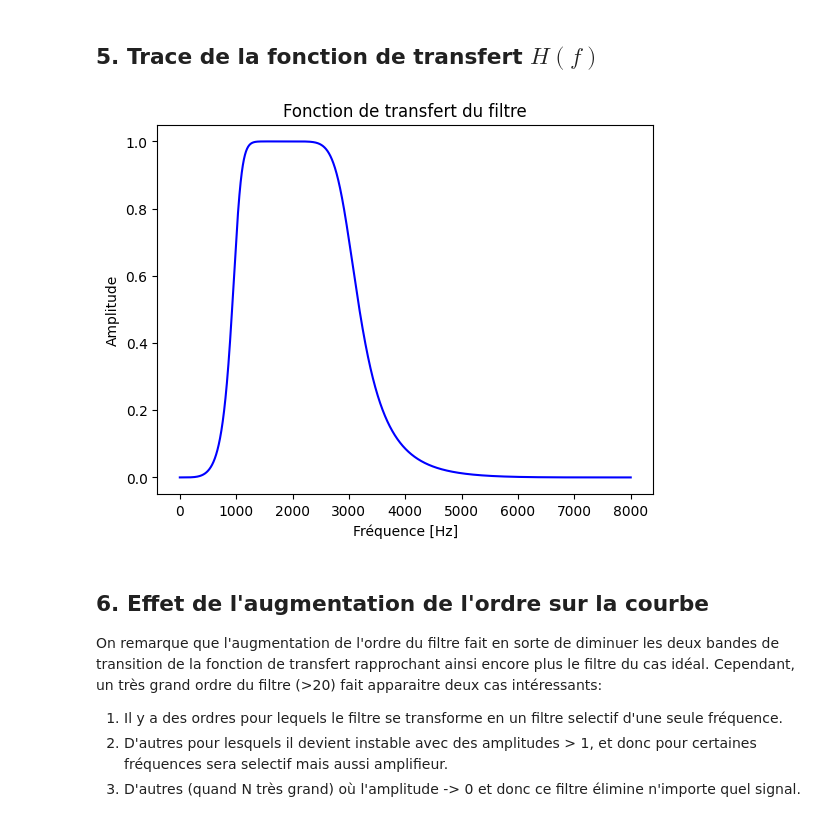
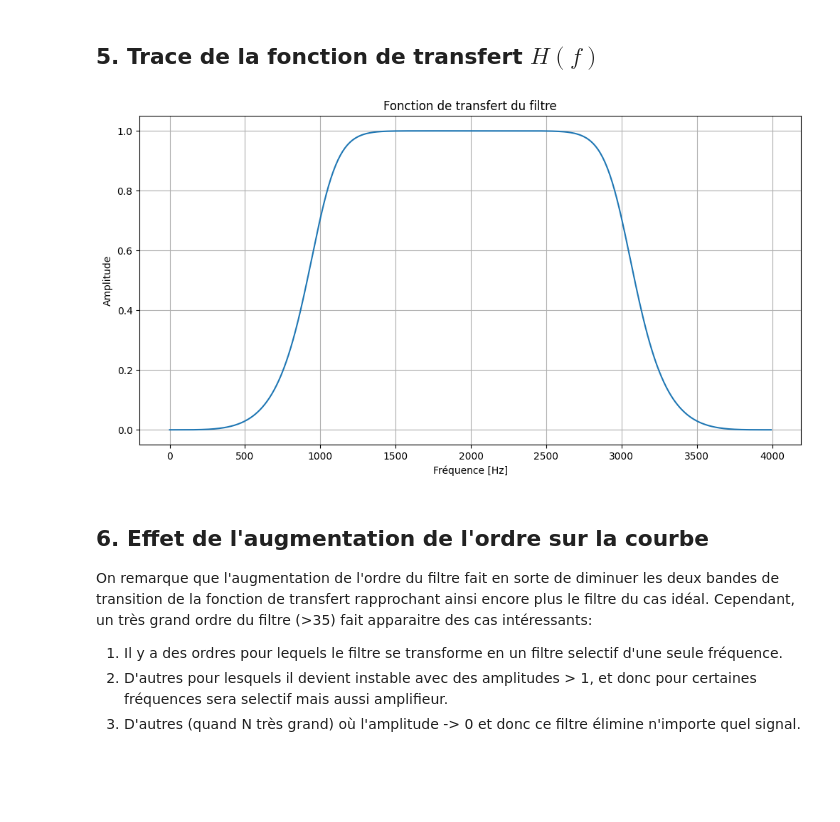
Before and after one commit to ChakibBrg/TP_TSG_FiltresNum-riques, a Jupyter notebook: TP2.ipynb, the cells around one changed output. Drawn from its saved outputs; the diff is of its cells as text; code cells hidden in the pictures; blank space fills up the shorter version.

```diff
--- a/TP2.ipynb
+++ b/TP2.ipynb
@@ -15,13 +17,14 @@ $$_\text{Fréquence de coupure normalisée} = \frac{\text{Fréquence de coupure}
 # %%
 # Paramètres du filtre
 order = 4
-fs = 8000  # Fréquence d'échantillonnage en Hz
-fc1 = 1000  # Fréquence de coupure 1 en Hz
-fc2 = 3000  # Fréquence de coupure 2 en Hz
+f_e = 8000  # Fréquence d'échantillonnage en Hz
+f_c1 = 1000  # Fréquence de coupure 1 en Hz
+f_c2 = 3000  # Fréquence de coupure 2 en Hz
 
 # Calcul des fréquences de coupure normalisées
-f_c1_normalized = fc1 / fs
-f_c2_normalized = fc2 / fs
+f_max = f_e / 2
+f_c1_normalized = f_c1 / f_max
+f_c2_normalized = f_c2 / f_max
 
 print("Fréquence de coupure 1 normalisée: ", f_c1_normalized)
 print("Fréquence de coupure 2 normalisée: ", f_c2_normalized)
@@ -33,7 +36,7 @@ Fréquence de coupure 2 normalisée:  0.375
 # %%
 # Fonction pour calculer a et b
 def coef(order: int, fc1_normalized: int, fc2_normalized: int):
-    return signal.butter(order, [fc1_normalized, fc2_normalized], btype='bandpass', analog=False)
+    return signal.butter(order, [fc1_normalized, fc2_normalized], btype='bandpass')
 
 # Calcul des coefficients du filtre Butterworth
 b, a = coef(order, f_c1_normalized, f_c2_normalized)
@@ -63,19 +69,23 @@ plt.show()
 # %% [markdown]
 ## 5. Trace de la fonction de transfert $H(f)$
 # %%
+# Réponse en fréquence du filtre
+w, h = signal.freqz(b, a, fs=f_e)
+
 # Tracé de la fonction de transfert
-w, h = signal.freqz(b, a, worN=8000)
-plt.plot(fs * w / np.pi, np.abs(h), 'b')
+plt.figure(figsize=(12, 6))
+plt.plot(w, np.abs(h))
 plt.title('Fonction de transfert du filtre')
 plt.xlabel('Fréquence [Hz]')
 plt.ylabel('Amplitude')
+plt.grid()
 plt.show()
 # %% [output]
-[figure, old version]
+[figure, new version]
 # %% [markdown]
 ## 6. Effet de l'augmentation de l'ordre sur la courbe
 On remarque que l'augmentation de l'ordre du filtre fait en sorte de diminuer les deux bandes de transition de la fonction de transfert rapprochant ainsi encore plus le filtre du cas idéal.
-Cependant, un très grand ordre du filtre (>20) fait apparaitre deux cas intéressants:
+Cependant, un très grand ordre du filtre (>35) fait apparaitre des cas intéressants:
 1. Il y a des ordres pour lequels le filtre se transforme en un filtre selectif d'une seule fréquence.
 2. D'autres pour lesquels il devient instable avec des amplitudes > 1, et donc pour certaines fréquences sera selectif mais aussi amplifieur.
 3. D'autres (quand N très grand) où l'amplitude -> 0 et donc ce filtre élimine n'importe quel signal.
```
Also changed, not shown: parts of 6 cells of this notebook.
